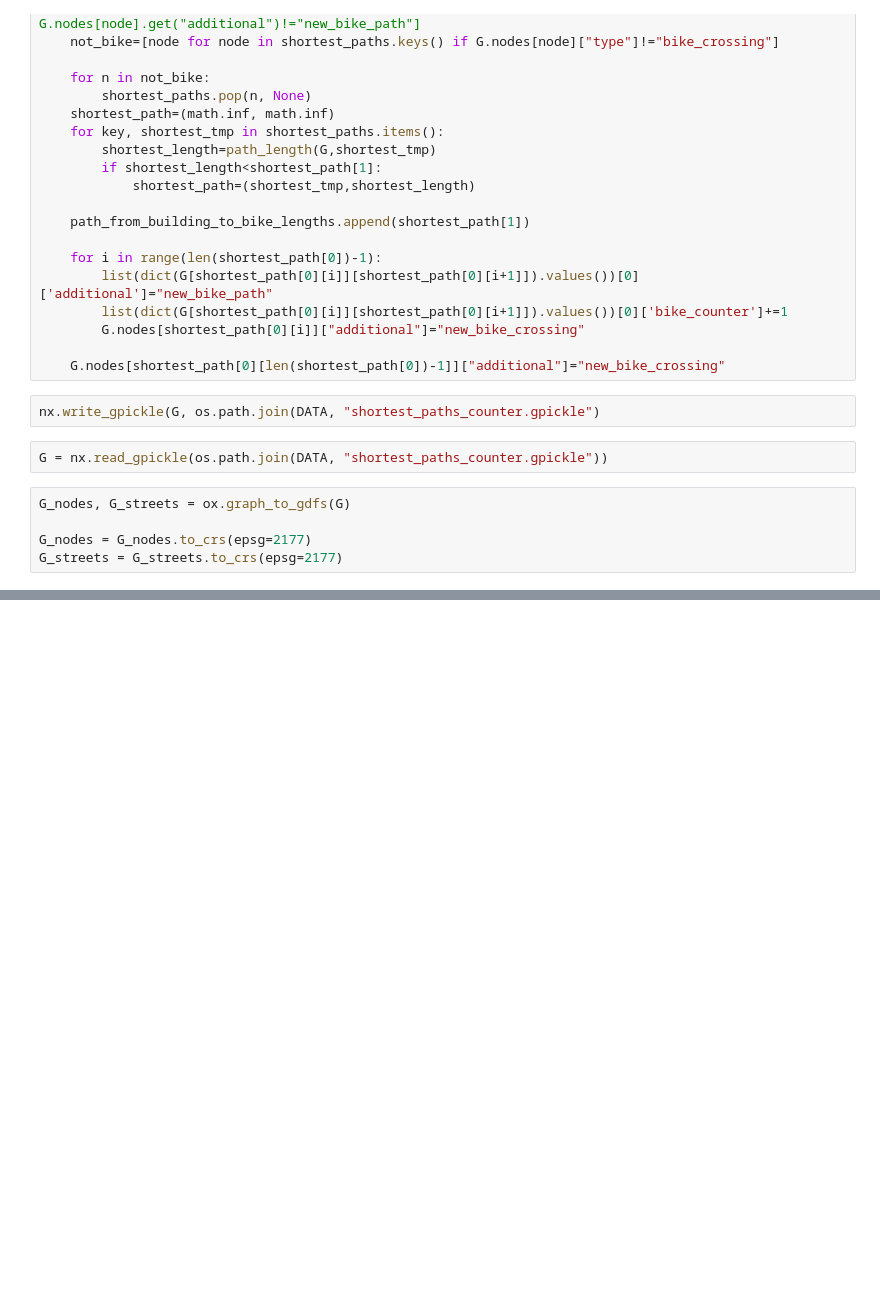
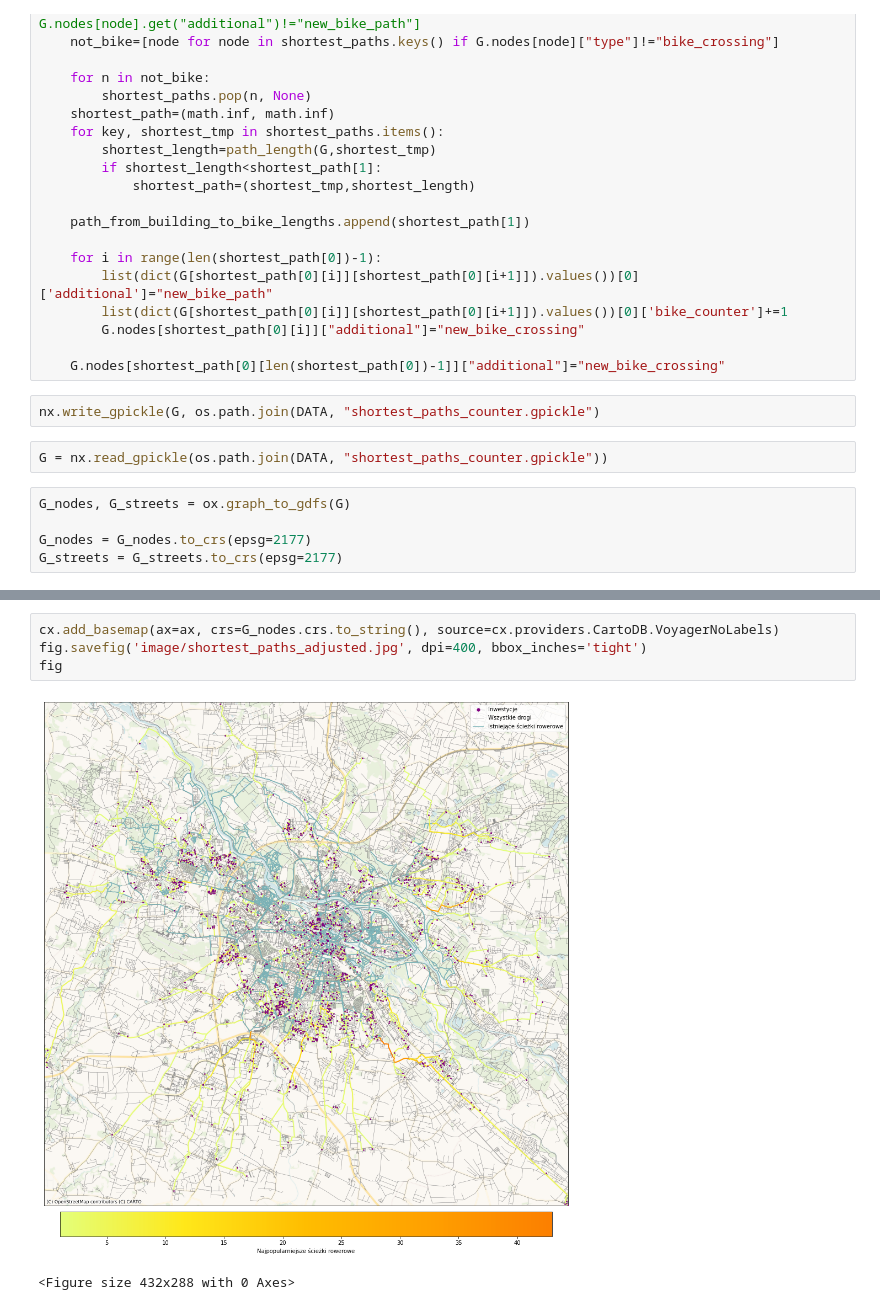
Before and after one commit to artantica/road-builder-prediction, a Jupyter notebook: number_of_bike.ipynb, the cells around one changed output, grey strips where cells are left out. Drawn from its saved outputs; the diff is of its cells as text; blank space fills up the shorter version.

```diff
--- a/number_of_bike.ipynb
+++ b/number_of_bike.ipynb
@@ -129,0 +173,7 @@ plt.savefig('image/bike_counter.png', dpi=400)
+# %%
+cx.add_basemap(ax=ax, crs=G_nodes.crs.to_string(), source=cx.providers.CartoDB.VoyagerNoLabels)
+fig.savefig('image/shortest_paths_adjusted.jpg', dpi=400, bbox_inches='tight')
+fig
+# %% [output]
+[figure, added]
+<Figure size 432x288 with 0 Axes>
```
Also changed, not shown: parts of 6 cells of this notebook, 1 other file.
